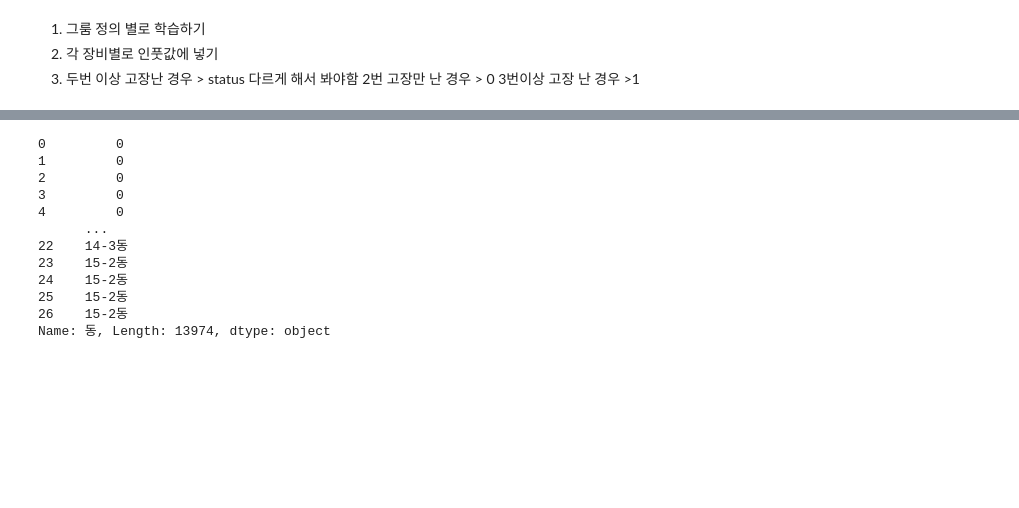
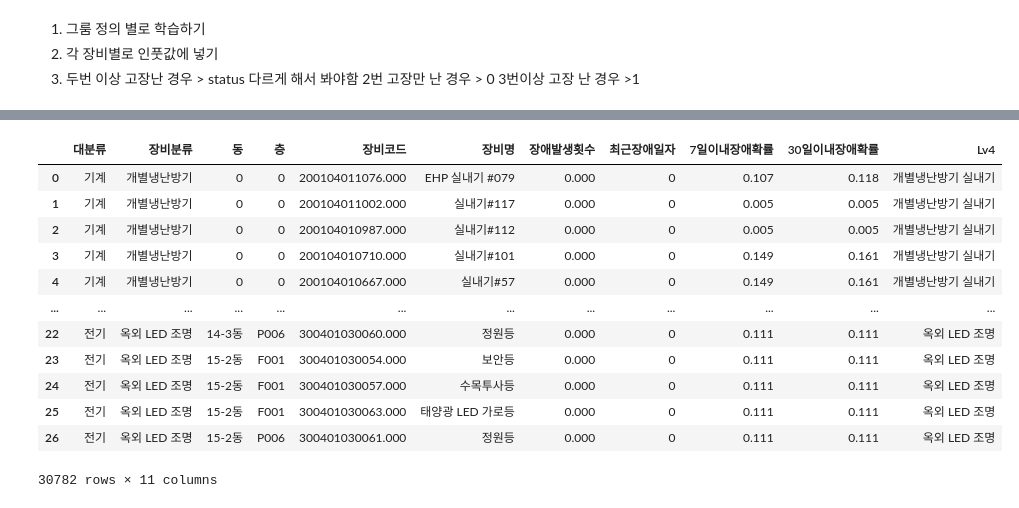
Before and after one commit to KeumHyeonJun/Governmnet_project, a Jupyter notebook: 자재/생존분석/생존분석.ipynb, the cells around one changed output, grey strips where cells are left out. Saved outputs shown, nothing was run; the diff lists cells and outputs as text; code cells hidden in the pictures; blank space fills up the shorter version.

```diff
--- a/자재/생존분석/생존분석.ipynb
+++ b/자재/생존분석/생존분석.ipynb
@@ -84,6 +96,7 @@ plt.rcParams['axes.unicode_minus'] = False
 
 def kplan(그룹정의):
     output_data = pd.DataFrame({
+    '대분류' : [],
     '장비분류' :[],
     '동':[],
     '층' :[],
@@ -93,6 +106,7 @@ def kplan(그룹정의):
     '최근장애일자' :[],
     '7일이내장애확률' :[],
     '30일이내장애확률':[],
+    'Lv4':[]
 })
 
 
@@ -106,21 +120,21 @@ def kplan(그룹정의):
         kmf_first.fit(durations=input_first['작업-작업간격'], event_observed=input_first['status'])
 
     # 작업횟수 = 2 인 경우 > 장애가 한번 발생한 장비의 다음 장비 예측하기
-    input_second = input_data[input_data['작업횟수']==2]
+    input_second = predict_cnt_1[predict_cnt_1['그룹정의']==그룹정의]
     if len(input_second) >=2:
         kmf_second= KaplanMeierFitter()
         var_second = 0
-        input_second.sort_values(by='작업-작업간격', ascending=True)
-        kmf_second.fit(durations=input_second['작업-작업간격'], event_observed=input_second['status'])
+        input_second.sort_values(by='input_time', ascending=True)
+        kmf_second.fit(durations=input_second['input_time'], event_observed=input_second['status'])
 
     # 작업횟수 >=3 인 경우 > 재발한 장비의 다음 장비 예측하기
 
-    input_third = input_data[input_data['작업횟수']>=3]
+    input_third = predict_cnt_2[predict_cnt_2['그룹정의']==그룹정의]
     if len(input_third) >=2:
         kmf_third= KaplanMeierFitter()
         var_third = 0
-        input_third.sort_values(by='작업-작업간격', ascending=True)
-        kmf_third.fit(durations=input_third['작업-작업간격'], event_observed=input_third['status'])
+        input_third.sort_values(by='input_time', ascending=True)
+        kmf_third.fit(durations=input_third['input_time'], event_observed=input_third['status'])
 
     fac_list = list(input_data['fac_cd'].unique())
 
@@ -147,6 +161,7 @@ def kplan(그룹정의):
         seven = df['경과시간'] +7
         thirty = seven + 23
         new_data = []
+        new_data.append(df['Lv1'])
         new_data.append(df['그룹정의'])
         new_data.append(df['bd_nm'])
         new_data.append(df['fl_cd'])
@@ -189,6 +204,8 @@ def kplan(그룹정의):
             new_data.append(1-kmf_first.predict(thirty))
         else :
             new_data.append(99999)
+        new_data.append(df['Lv4'])
+
         output_data.loc[len(output_data)] = new_data
 
     return output_data
@@ -212,6 +231,6 @@ output_data
 # %%
 for i in group:
-    print(i)
     output = kplan(i)
     output_data = pd.concat([output_data,output],axis=0)
-output_data
+output_data = output_data.drop_duplicates()
+output_data['최근장애일자'] = output_data['최근장애일자'].str.replace('00:00:00','')
@@ -251,15 +265,16 @@ output_data
 # %%
-output_data['동']
+output_data
 # %% [output]
+|  | 대분류 | 장비분류 | 동 | 층 | 장비코드 | 장비명 | 장애발생횟수 | 최근장애일자 | 7일이내장애확률 | 30일이내장애확률 | Lv4 |
+| 0 | 기계 | 개별냉난방기 | 0 | 0 | 200104011076.000 | EHP 실내기 #079 | 0.000 | 0 | 0.107 | 0.118 | 개별냉난방기 실내기 |
+| 1 | 기계 | 개별냉난방기 | 0 | 0 | 200104011002.000 | 실내기#117 | 0.000 | 0 | 0.005 | 0.005 | 개별냉난방기 실내기 |
+| 2 | 기계 | 개별냉난방기 | 0 | 0 | 200104010987.000 | 실내기#112 | 0.000 | 0 | 0.005 | 0.005 | 개별냉난방기 실내기 |
+| 3 | 기계 | 개별냉난방기 | 0 | 0 | 200104010710.000 | 실내기#101 | 0.000 | 0 | 0.149 | 0.161 | 개별냉난방기 실내기 |
+| 4 | 기계 | 개별냉난방기 | 0 | 0 | 200104010667.000 | 실내기#57 | 0.000 | 0 | 0.149 | 0.161 | 개별냉난방기 실내기 |
+| ... | ... | ... | ... | ... | ... | ... | ... | ... | ... | ... | ... |
+| 22 | 전기 | 옥외 LED 조명 | 14-3동 | P006 | 300401030060.000 | 정원등 | 0.000 | 0 | 0.111 | 0.111 | 옥외 LED 조명 |
+| 23 | 전기 | 옥외 LED 조명 | 15-2동 | F001 | 300401030054.000 | 보안등 | 0.000 | 0 | 0.111 | 0.111 | 옥외 LED 조명 |
+| 24 | 전기 | 옥외 LED 조명 | 15-2동 | F001 | 300401030057.000 | 수목투사등 | 0.000 | 0 | 0.111 | 0.111 | 옥외 LED 조명 |
+| 25 | 전기 | 옥외 LED 조명 | 15-2동 | F001 | 300401030063.000 | 태양광 LED 가로등 | 0.000 | 0 | 0.111 | 0.111 | 옥외 LED 조명 |
+| 26 | 전기 | 옥외 LED 조명 | 15-2동 | P006 | 300401030061.000 | 정원등 | 0.000 | 0 | 0.111 | 0.111 | 옥외 LED 조명 |
-0         0
-1         0
-2         0
-3         0
-4         0
-      ...
-22    14-3동
-23    15-2동
-24    15-2동
-25    15-2동
-26    15-2동
-Name: 동, Length: 13974, dtype: object
+30782 rows × 11 columns
```
Also changed, not shown: parts of 17 cells of this notebook, 4 other files.
